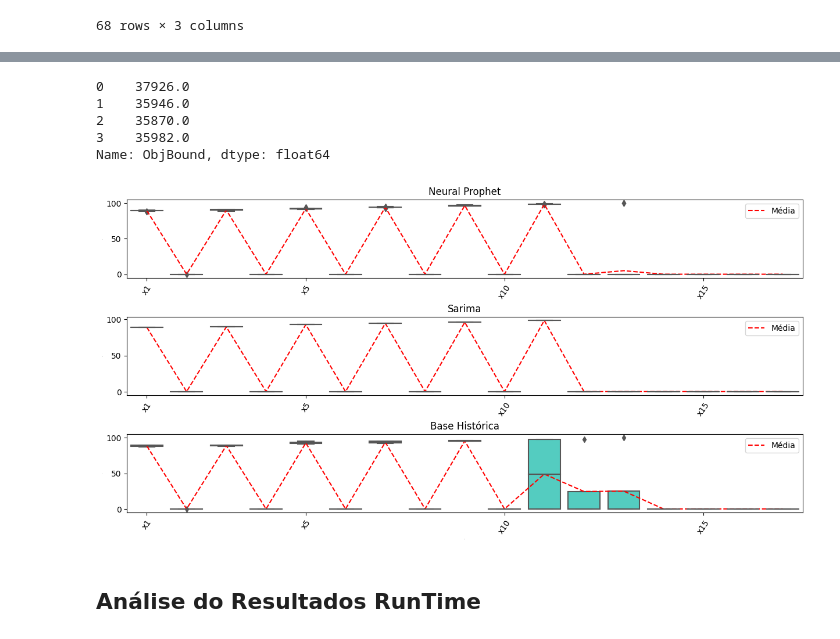
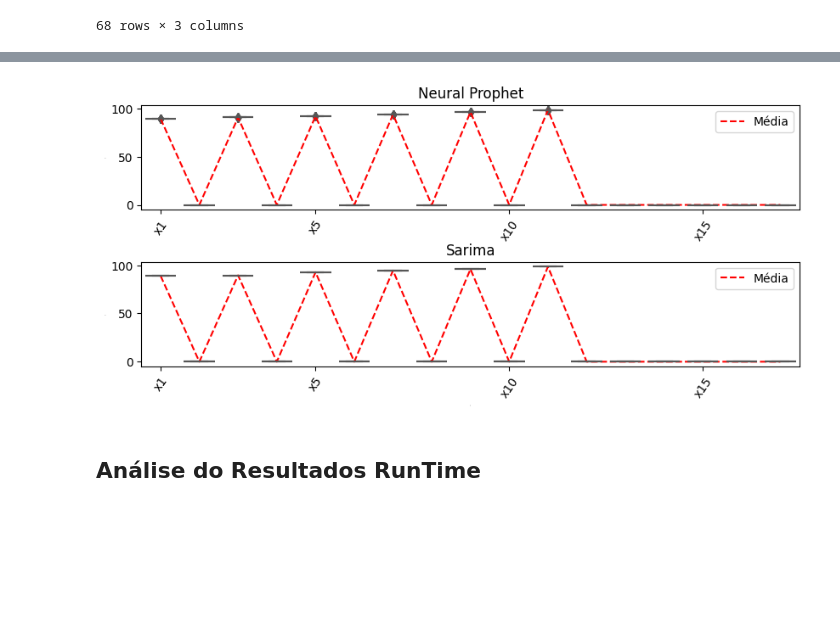
Before and after one commit to MarcioB1999/Prev_For_ULS, a Jupyter notebook: Modelo_pi/resultados_pi_analise.ipynb, the cells around one changed output, grey strips where cells are left out. Cells and saved outputs as stored; diff of their text form; code cells hidden in the pictures; blank space fills up the shorter version.

```diff
--- a/Modelo_pi/resultados_pi_analise.ipynb
+++ b/Modelo_pi/resultados_pi_analise.ipynb
@@ -51,9 +50,9 @@ def dataFrame_to_boxPlot(dataFrame,var):
 # %% [markdown]
 # Importação Dos Dados
 # %%
-resultados_np = pd.read_csv("C:/Users/marcio/Documents/Codigos/Prev_For_ULS/Resultados/tabelas/Resultados_pi/resultados_pi_np.csv").iloc[:,1:]
-resultados_sar = pd.read_csv("C:/Users/marcio/Documents/Codigos/Prev_For_ULS/Resultados/tabelas/Resultados_pi/resultados_pi_sar.csv").iloc[:,1:]
-resultados_treino = pd.read_csv("C:/Users/marcio/Documents/Codigos/Prev_For_ULS/Resultados/tabelas/Resultados_pi/resultados_pi_treino.csv").iloc[:,1:]
+resultados_np = pd.read_csv("../Resultados/tabelas/Resultados_pi/resultados_pi_np.csv").iloc[:,1:]
+resultados_sar = pd.read_csv("../Resultados/tabelas/Resultados_pi/resultados_pi_sar.csv").iloc[:,1:]
+resultados_treino = pd.read_csv("../Resultados/tabelas/Resultados_pi/resultados_pi_treino.csv").iloc[:,1:]
 # %%
 resultados_np = arrumaDataFrame(resultados_np)
 resultados_sar = arrumaDataFrame(resultados_sar)
@@ -71,14 +70,14 @@ boxPlot_x_np = dataFrame_to_boxPlot(result_x_np,'value')
 boxPlot_x_sar = dataFrame_to_boxPlot(result_x_sar,'value')
 boxPlot_x_treino = dataFrame_to_boxPlot(result_x_treino,'value')
 # %%
-fig=plt.figure(figsize=(15,7))
+fig=plt.figure(figsize=(10,4))
 #fig.suptitle('Distribuição da Produção por Período')
 
 
 
 plt.subplots_adjust(wspace=0, hspace=0.5)
 
-ax=fig.add_subplot(3,1,1)
+ax=fig.add_subplot(2,1,1)
 ax.set_title('Neural Prophet')
 sns.boxplot(data=boxPlot_x_np,x='x',y='value',color='turquoise')
 plt.plot(result_x_np.columns,result_x_np.describe().iloc[1,:],color='red',linestyle='--',label='Média')
@@ -90,7 +89,7 @@ plt.xticks([0]+[i*5-1 for i in range(1,int(len(result_x_np.columns)/5)+1)])
 plt.legend()
 
 
-ax=fig.add_subplot(3,1,2)
+ax=fig.add_subplot(2,1,2)
 ax.set_title('Sarima')
 sns.boxplot(data=boxPlot_x_sar,x='x',y='value',color='turquoise')
 plt.plot(result_x_sar.columns,result_x_sar.describe().iloc[1,:],color='red',linestyle='--',label='Média')
@@ -102,16 +101,5 @@ plt.xticks([0]+[i*5-1 for i in range(1,int(len(result_x_sar.columns)/5)+1)])
 plt.legend()
 
 
-ax=fig.add_subplot(3,1,3)
-ax.set_title('Base Histórica')
-sns.boxplot(data=boxPlot_x_treino,x='x',y='value',color='turquoise')
-plt.plot(result_x_treino.columns,result_x_treino.describe().iloc[1,:],color='red',linestyle='--',label='Média')
-plt.xlabel([], fontsize=0)
-plt.ylabel([], fontsize=0)
-for tick in ax.get_xticklabels():
-    tick.set_rotation(55)
-plt.xticks([0]+[i*5-1 for i in range(1,int(len(result_x_treino.columns)/5)+1)])
-plt.legend()
-
-plt.savefig('C:/Users/marcio/Documents/Codigos/Prev_For_ULS/Resultados/img/ResultX.png', format='png', bbox_inches='tight',pad_inches = 0.1)
+plt.savefig('../Resultados/img/ResultX.png', format='png', bbox_inches='tight',pad_inches = 0.1)
 # %% [output]
@@ -147,11 +125,3 @@ plt.savefig('C:/Users/marcio/Documents/Codigos/Prev_For_ULS/Resultados/img/Resul
-# %%
-resultados_treino['ObjBound']
-# %% [output]
-0    37926.0
-1    35946.0
-2    35870.0
-3    35982.0
-Name: ObjBound, dtype: float64
 # %%
 result_s_np = describe_var(resultados_np,'s')
 result_s_sar = describe_var(resultados_sar,'s')
@@ -161,49 +131,39 @@ boxPlot_s_np = dataFrame_to_boxPlot(result_s_np,'value')
 boxPlot_s_sar = dataFrame_to_boxPlot(result_s_sar,'value')
 boxPlot_s_treino = dataFrame_to_boxPlot(result_s_treino,'value')
 # %%
-fig=plt.figure(figsize=(15,7))
+fig=plt.figure(figsize=(10,4))
 #fig.suptitle('Distribuição do Estoque por Período')
 
 
 
 plt.subplots_adjust(wspace=0, hspace=0.5)
 
-ax=fig.add_subplot(3,1,1)
+ax=fig.add_subplot(2,1,1)
 ax.set_title('Neural Prophet')
 sns.boxplot(data=boxPlot_s_np,x='x',y='value',color='turquoise')
 plt.plot(result_s_np.columns,result_s_np.describe().iloc[1,:],color='red',linestyle='--',label='Média')
 plt.xlabel([], fontsize=0)
 plt.ylabel([], fontsize=0)
 for tick in ax.get_xticklabels():
     tick.set_rotation(55)
 plt.xticks([0]+[i*5-1 for i in range(1,int(len(result_s_np.columns)/5)+1)])
 plt.legend()
 
 
-ax=fig.add_subplot(3,1,2)
+ax=fig.add_subplot(2,1,2)
 ax.set_title('Sarima')
 sns.boxplot(data=boxPlot_s_sar,x='x',y='value',color='turquoise')
 plt.plot(result_s_sar.columns,result_s_sar.describe().iloc[1,:],color='red',linestyle='--',label='Média')
 plt.xlabel([], fontsize=0)
 plt.ylabel([], fontsize=0)
 for tick in ax.get_xticklabels():
     tick.set_rotation(55)
 plt.xticks([0]+[i*5-1 for i in range(1,int(len(result_s_sar.columns)/5)+1)])
 plt.legend()
 
 
-ax=fig.add_subplot(3,1,3)
-ax.set_title('Base Histórica')
-sns.boxplot(data=boxPlot_s_treino,x='x',y='value',color='turquoise')
-plt.plot(result_s_treino.columns,result_s_treino.describe().iloc[1,:],color='red',linestyle='--',label='Média')
-plt.xlabel([], fontsize=0)
-plt.ylabel([], fontsize=0)
-for tick in ax.get_xticklabels():
-    tick.set_rotation(55)
-plt.xticks([0]+[i*5-1 for i in range(1,int(len(result_s_treino.columns)/5)+1)])
-plt.legend()
-plt.savefig('C:/Users/marcio/Documents/Codigos/Prev_For_ULS/Resultados/img/ResultS.png', format='png', bbox_inches='tight',pad_inches = 0.1)
+plt.savefig('../Resultados/img/ResultS.png', format='png', bbox_inches='tight',pad_inches = 0.1)
 # %% [output]
-[figure, old version]
+[figure, new version]
 # %% [markdown]
 ## Análise do Resultados RunTime
```
Also changed, not shown: parts of 42 cells of this notebook, 4 other files.
